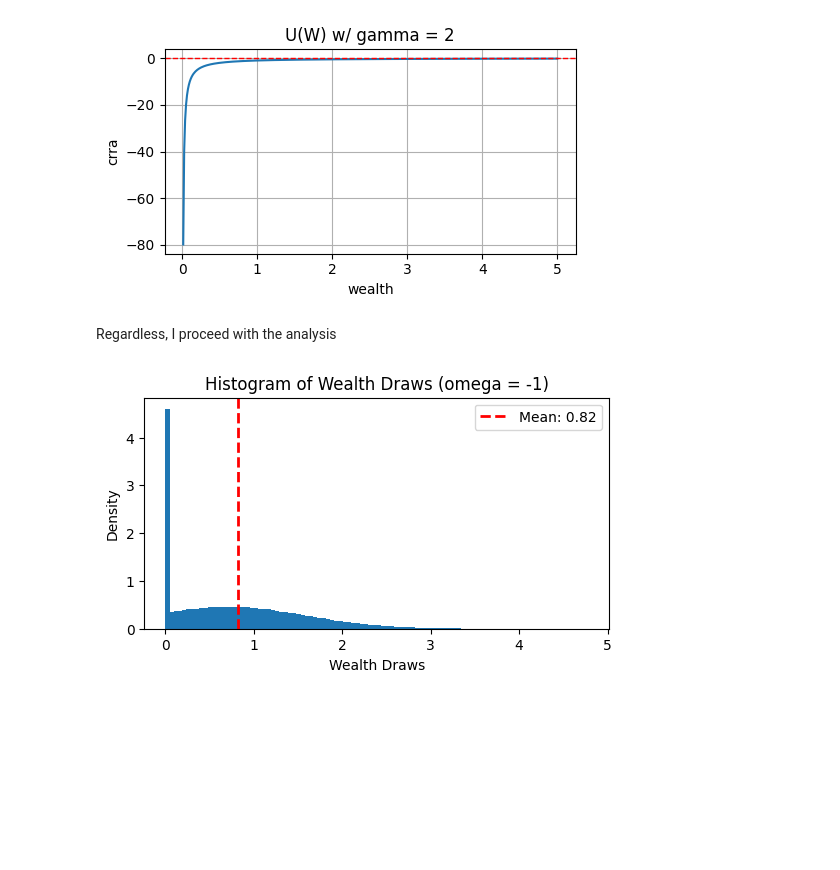
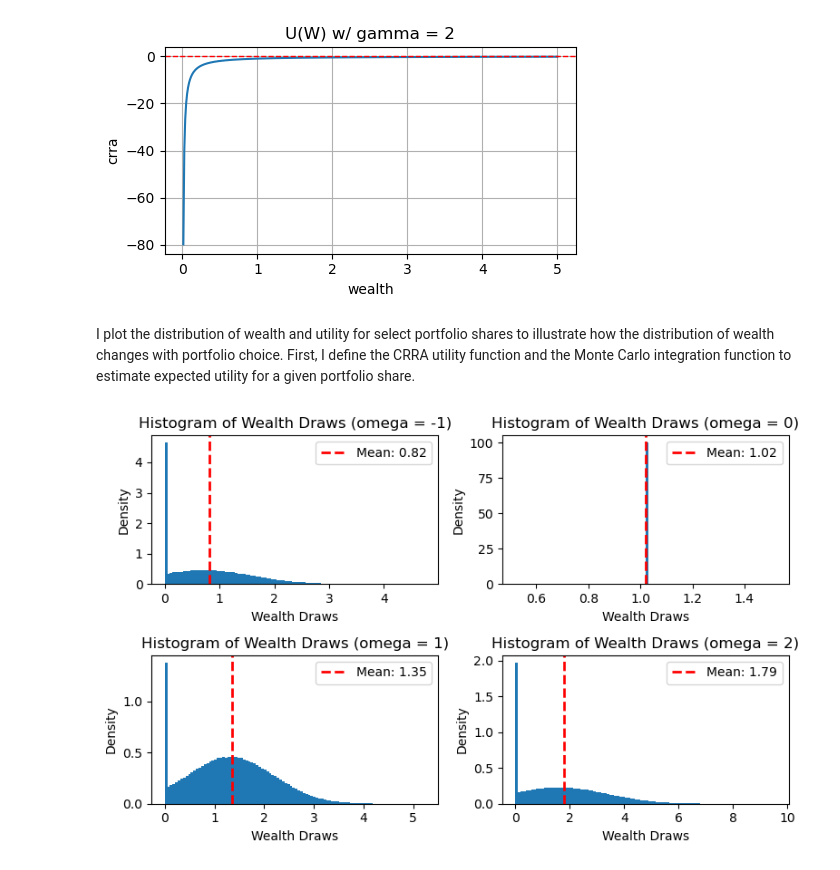
Before and after one commit to wickmanb22/ModernAppliedOptimization, a Jupyter notebook: asset_pricing_hw2.ipynb, the cells around one changed output. Cells and saved outputs as stored; diff of their text form; code cells hidden in the pictures; blank space fills up the shorter version.

Commit message:
second pass at HW2 asset pricing

```diff
--- a/asset_pricing_hw2.ipynb
+++ b/asset_pricing_hw2.ipynb
@@ -91,8 +93,8 @@ plt.xlabel('wealth'); plt.ylabel('crra'); plt.title('U(W) w/ gamma = 2')
 plt.grid(True); plt.tight_layout(); plt.show()
 # %% [output]
 [figure]
-# %% [markdown]
-Regardless, I proceed with the analysis
+# %% [markdown]
+I plot the distribution of wealth and utility for select portfolio shares to illustrate how the distribution of wealth changes with portfolio choice. First, I define the CRRA utility function and the Monte Carlo integration function to estimate expected utility for a given portfolio share.
 # %%
 # CRRA relative utility function
 # how to handle low levels of wealth, especially 0
@@ -115,18 +118,31 @@ def MonteCarlo_int(omega, N, ret_distributions = False):
    if ret_distributions:
        return wealth, crra_utility(wealth, gamma), np.mean(crra_utility(wealth, gamma))
    return np.mean(crra_utility(wealth, gamma)) # average utility of wealth
-# %%
-# possible wealth draws under omega = 1 (returns risky asset performance)
-tmp_omega = -1
-wealth_dist, util_dist, mc_results = MonteCarlo_int(omega= tmp_omega, N=int(1e6), ret_distributions=True)
-
-# plot distribution of wealth
-plt.figure(figsize=(6,3))
-plt.hist(wealth_dist, bins=100, density=True)
-mean_wealth = np.mean(wealth_dist) # add mean to histogram
-plt.axvline(mean_wealth, color='r', linestyle='dashed', linewidth=2, label=f'Mean: {mean_wealth:.2f}')
-plt.xlabel('Wealth Draws'); plt.ylabel('Density')
-plt.title(f'Histogram of Wealth Draws (omega = {tmp_omega})')
-plt.legend(); plt.show()
-# %% [output]
-[figure, removed]
+# %%
+# Show wealth distribution as function of portfolio share
+# Create a 2x2 grid of subplots
+fig, axes = plt.subplots(2, 2, figsize=(8, 5))
+axes_list = axes.flatten()
+
+# Loop over omega values and corresponding subplot axes
+for i, tmp_omega in enumerate([-1, 0, 1, 2]):
+    # Calculate wealth distributions
+    wealth_dist, util_dist, mc_results = MonteCarlo_int(
+        omega=tmp_omega, N=int(1e6), ret_distributions=True
+    )
+
+    # Plot histogram on the corresponding subplot
+    ax = axes_list[i]
+    ax.hist(wealth_dist, bins=100, density=True)
+    mean_wealth = np.mean(wealth_dist)
+    ax.axvline(mean_wealth, color='r', linestyle='dashed', linewidth=2,
+               label=f'Mean: {mean_wealth:.2f}')
+    ax.set_xlabel('Wealth Draws')
+    ax.set_ylabel('Density')
+    ax.set_title(f'Histogram of Wealth Draws (omega = {tmp_omega})')
+    ax.legend()
+
+plt.tight_layout()
+plt.show()
+# %% [output]
+[figure, added]
```
Also changed, not shown: parts of 13 cells of this notebook.
